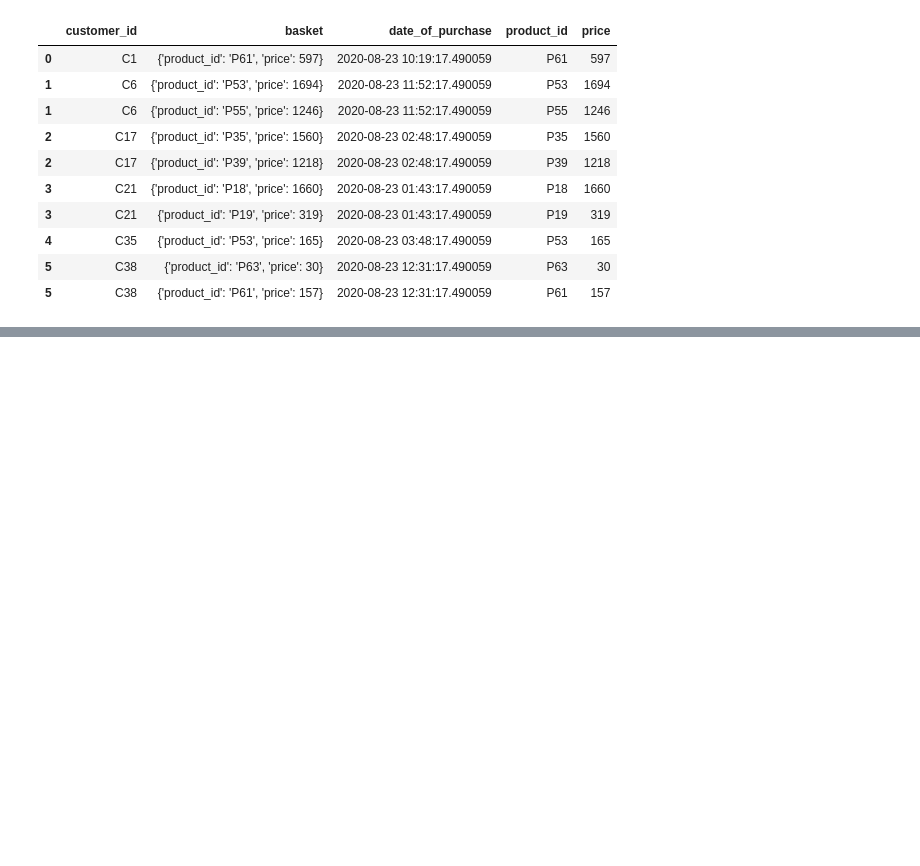
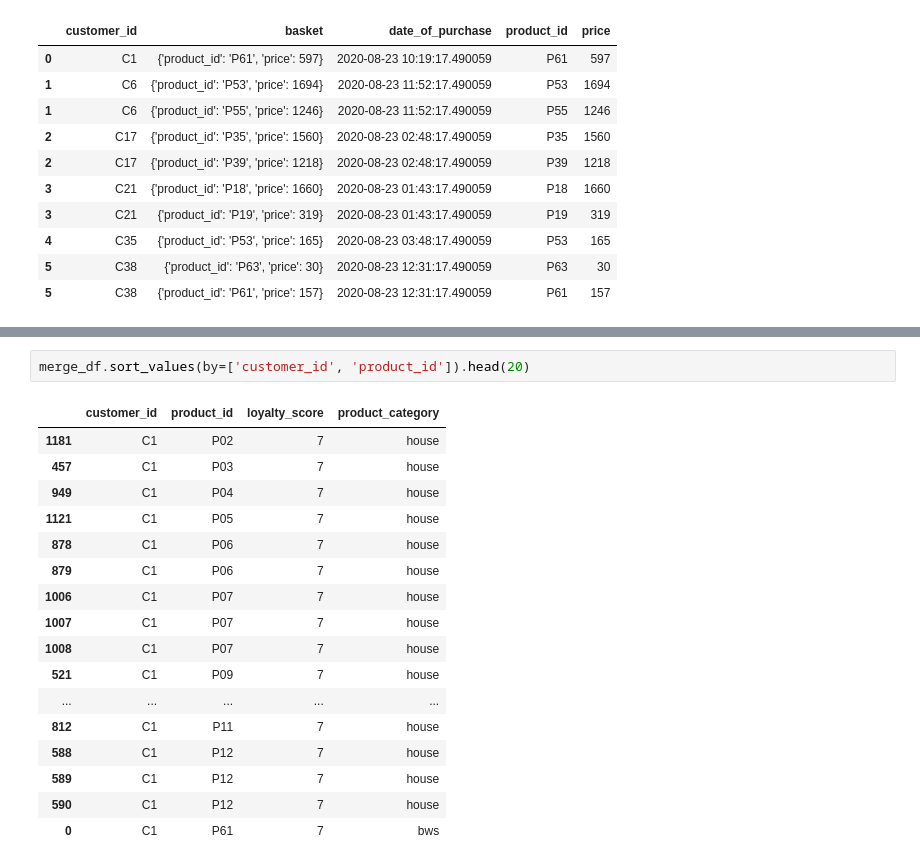
Before and after one commit to dit-x/Data-Engineering, a Jupyter notebook: Insert_data_and_manipulation/starter/process.ipynb, the cells around one changed output, grey strips where cells are left out. Cells and saved outputs as stored; diff of their text form; blank space fills up the shorter version.

```diff
--- a/Insert_data_and_manipulation/starter/process.ipynb
+++ b/Insert_data_and_manipulation/starter/process.ipynb
@@ -114,0 +148,20 @@ df_flat.head(10)
+# %%
+merge_df.sort_values(by=['customer_id', 'product_id']).head(20)
+# %% [output]
+|  | customer_id | product_id | loyalty_score | product_category |
+| 1181 | C1 | P02 | 7 | house |
+| 457 | C1 | P03 | 7 | house |
+| 949 | C1 | P04 | 7 | house |
+| 1121 | C1 | P05 | 7 | house |
+| 878 | C1 | P06 | 7 | house |
+| 879 | C1 | P06 | 7 | house |
+| 1006 | C1 | P07 | 7 | house |
+| 1007 | C1 | P07 | 7 | house |
+| 1008 | C1 | P07 | 7 | house |
+| 521 | C1 | P09 | 7 | house |
+| ... | ... | ... | ... | ... |
+| 812 | C1 | P11 | 7 | house |
+| 588 | C1 | P12 | 7 | house |
+| 589 | C1 | P12 | 7 | house |
+| 590 | C1 | P12 | 7 | house |
+| 0 | C1 | P61 | 7 | bws |
```
Also changed, not shown: parts of 7 cells of this notebook, 2 other files.
